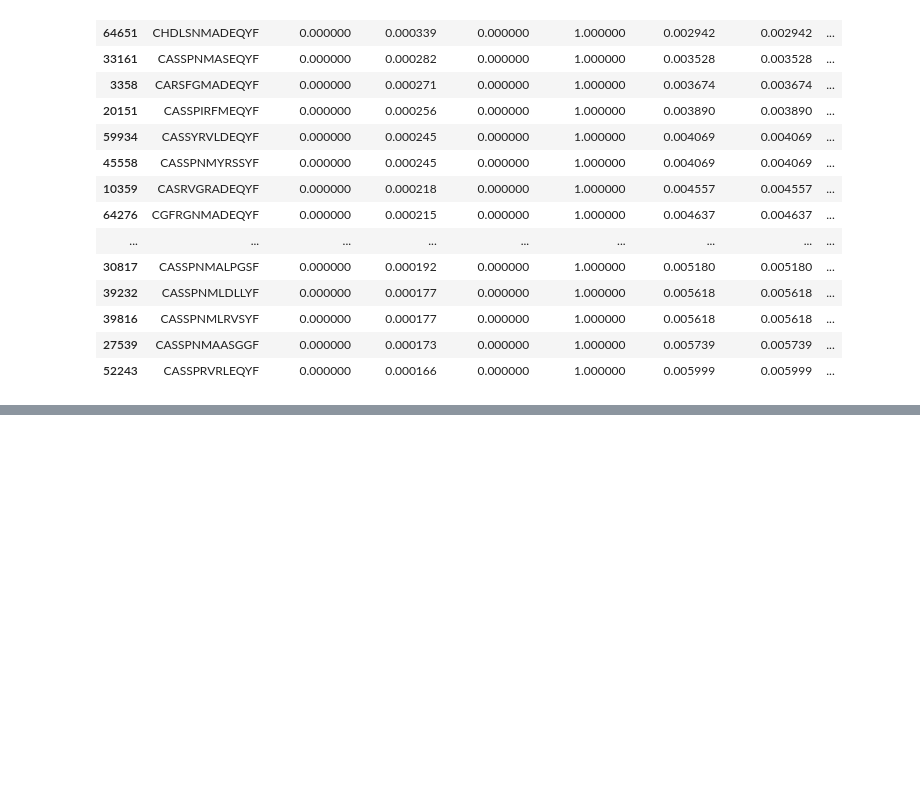
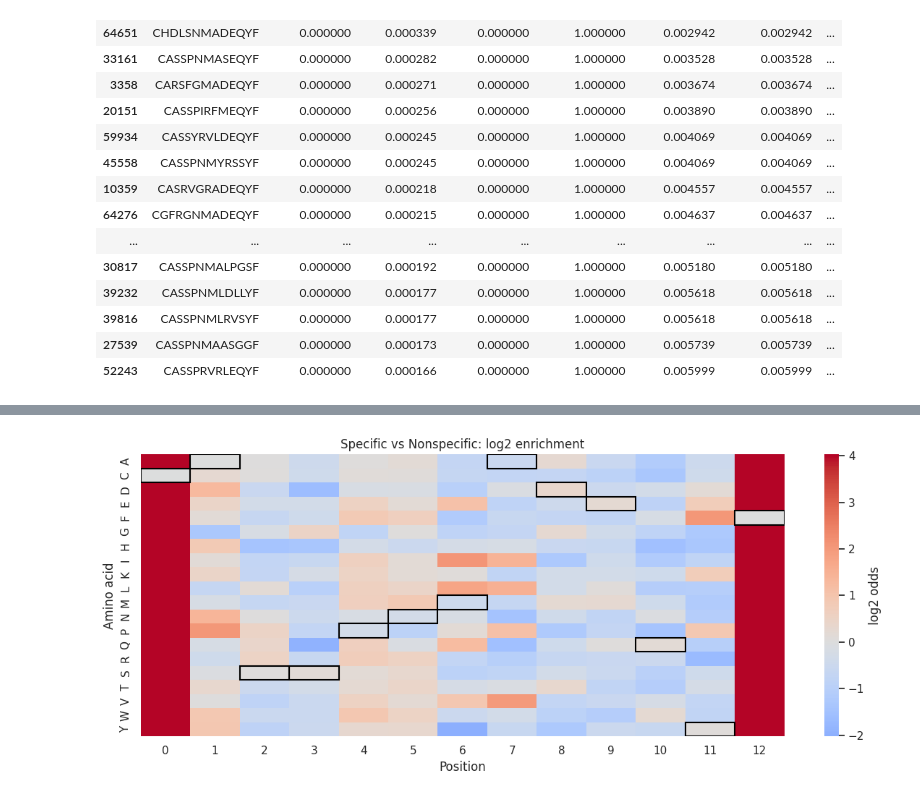
Before and after one commit to marluca95/NGS_pipeline, a Jupyter notebook: notebooks/variant_analysis.ipynb, the cells around one changed output, grey strips where cells are left out. Drawn from its saved outputs; the diff is of its cells as text; code cells hidden in the pictures; blank space fills up the shorter version.

```diff
--- a/notebooks/variant_analysis.ipynb
+++ b/notebooks/variant_analysis.ipynb
@@ -717,0 +803,32 @@ with open('../data/TCR-A3_CDR3b-t4x_MAGE-A3_specificity.csv', 'w', newline='', e
+# %%
+probs_matrix_spec = logomaker.alignment_to_matrix(sequences=counts_specific, to_type='probability')
+probs_matrix_unspec = logomaker.alignment_to_matrix(sequences=counts_unspecific, to_type='probability')
+
+wt_seq = "CASSPNMADEQYF"
+
+eps = 1e-6
+log_odds = np.log2((probs_matrix_spec + eps) / (probs_matrix_unspec + eps))
+
+plt.figure(figsize=(12,5))
+ax = sns.heatmap(log_odds.T, cmap='coolwarm', center=0, cbar_kws={'label': 'log2 odds'})
+plt.title('Specific vs Nonspecific: log2 enrichment')
+plt.xlabel("Position")
+plt.ylabel("Amino acid")
+
+for i, aa in enumerate(wt_seq):
+    if aa in log_odds.columns:
+        y = log_odds.columns.get_loc(aa)
+        x = i
+
+        ax.add_patch(plt.Rectangle(
+            (x, y),
+            1, 1,
+            fill = False,
+            edgecolor='black',
+            lw=1.5
+        ))
+
+plt.tight_layout()
+plt.show()
+# %% [output]
+[figure, added]
```
Also changed, not shown: parts of 21 cells of this notebook, 1 other file.
